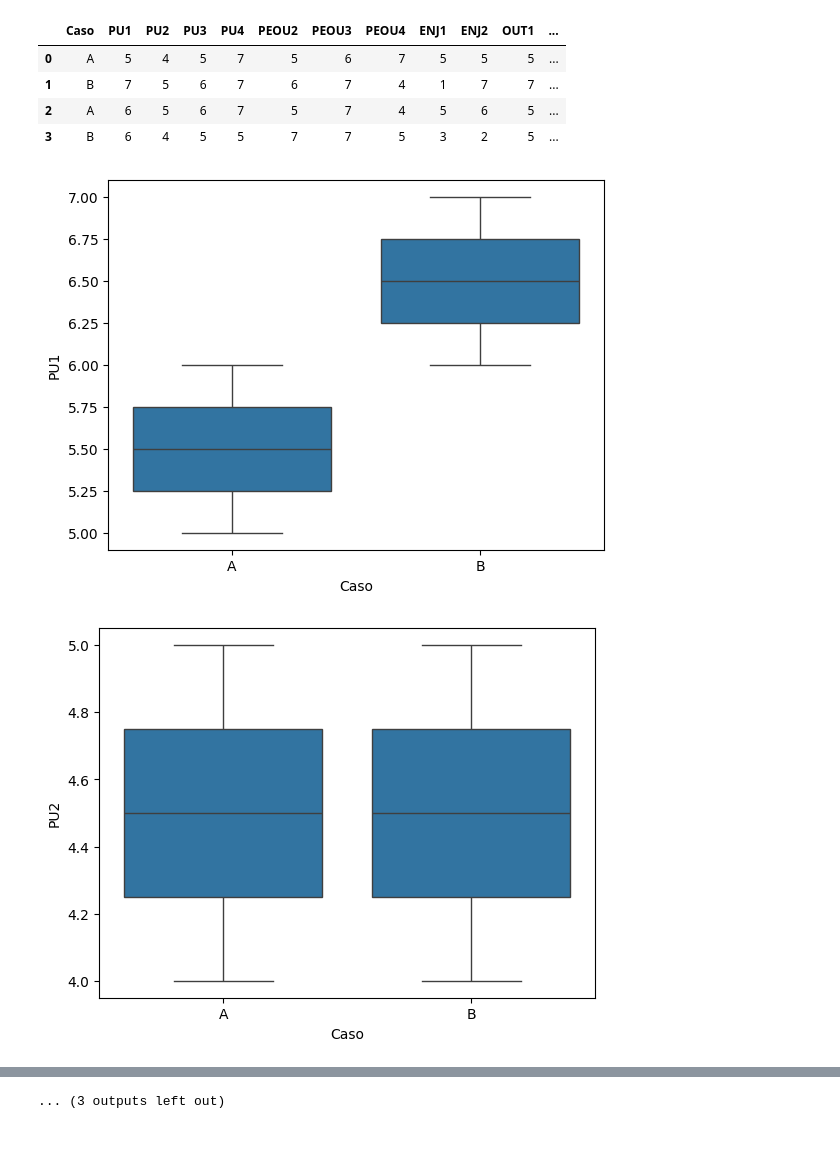
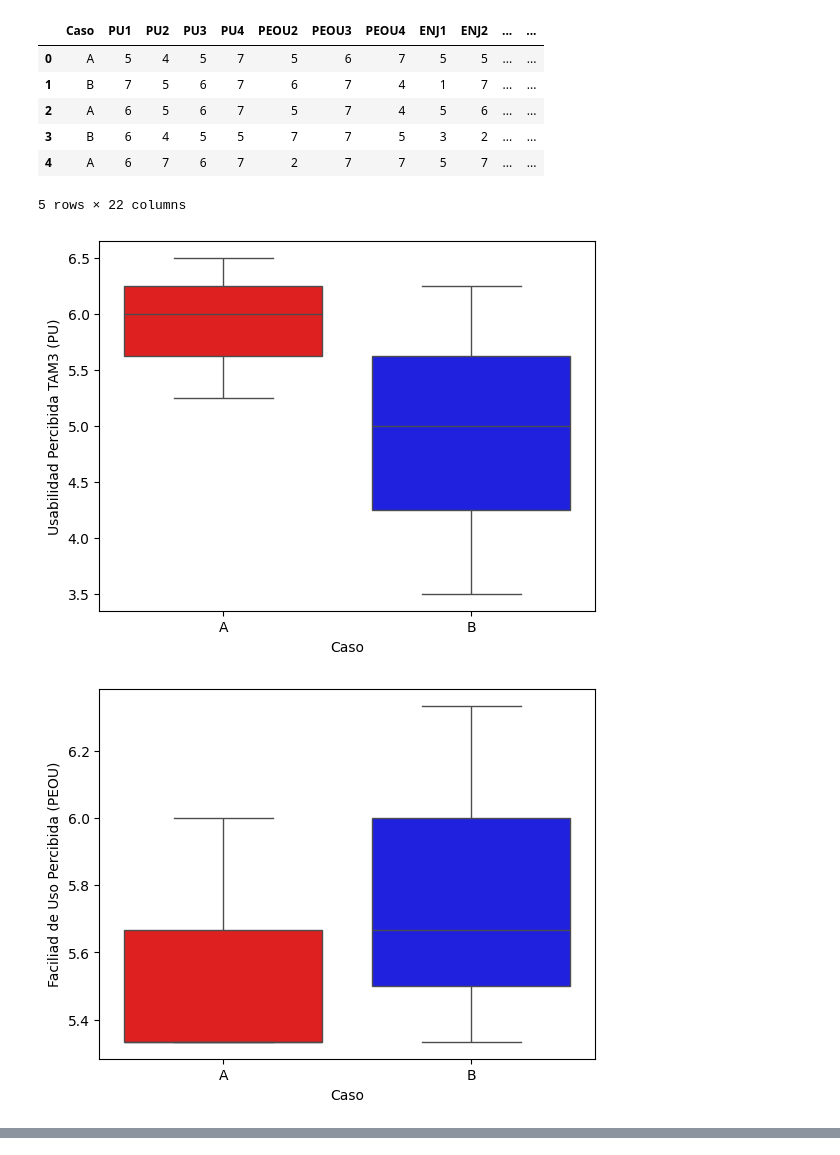
Before and after one commit to andresalas201/ParmBot, a Jupyter notebook: Data/DataAnalysis.ipynb, the cells around one changed output, grey strips where cells are left out. Cells and saved outputs as stored; diff of their text form; code cells hidden in the pictures.

Commit message:
Data cleaning simplified, better data analysis added

```diff
--- a/Data/DataAnalysis.ipynb
+++ b/Data/DataAnalysis.ipynb
@@ -4,6 +4,11 @@ import matplotlib.pyplot as plt
 import seaborn as sns
 # %%
 data = pd.read_csv('ParmBotQuestionnaire.csv')
+data.drop(columns="Marca temporal")
+data["Caso"] = data["Caso"].replace({
+    "Caso A - ParmBot interactivo": "A",
+    "Caso B - ParmBot simple": "B"
+})
 data = data.rename(columns={
     # UES-SF Questions
     "Me sentí perdido/a en la experiencia": "FA-S.1",
@@ -94,26 +102,37 @@ plt.show()
 # %%
+CategoriesTAM = ["PU", "PEOU", "ENJ", "OUT", "REL", "BI"]
 data_TAM["Result"] = 0
-for i in TAMQuestions:
-    if i == "Caso":
-        continue
-    else:
-        data_TAM["Result"] += data_TAM[i]
+for cat in CategoriesTAM:
+    cat_cols = [col for col in TAMQuestions if col.startswith(cat)]
+    data_TAM[cat] = data_TAM[cat_cols].sum(axis=1)
+    data_TAM["Result"] += data_TAM[cat]
+    data_TAM[cat] = data_TAM[cat] / len(cat_cols)
 data_TAM["Result"] = data_TAM["Result"] / 14
 data_TAM.head()
 # %% [output]
-|  | Caso | PU1 | PU2 | PU3 | PU4 | PEOU2 | PEOU3 | PEOU4 | ENJ1 | ENJ2 | OUT1 | ... |
-| 0 | A | 5 | 4 | 5 | 7 | 5 | 6 | 7 | 5 | 5 | 5 | ... |
-| 1 | B | 7 | 5 | 6 | 7 | 6 | 7 | 4 | 1 | 7 | 7 | ... |
-| 2 | A | 6 | 5 | 6 | 7 | 5 | 7 | 4 | 5 | 6 | 5 | ... |
-| 3 | B | 6 | 4 | 5 | 5 | 7 | 7 | 5 | 3 | 2 | 5 | ... |
+|  | Caso | PU1 | PU2 | PU3 | PU4 | PEOU2 | PEOU3 | PEOU4 | ENJ1 | ENJ2 | ... | ... |
+| 0 | A | 5 | 4 | 5 | 7 | 5 | 6 | 7 | 5 | 5 | ... | ... |
+| 1 | B | 7 | 5 | 6 | 7 | 6 | 7 | 4 | 1 | 7 | ... | ... |
+| 2 | A | 6 | 5 | 6 | 7 | 5 | 7 | 4 | 5 | 6 | ... | ... |
+| 3 | B | 6 | 4 | 5 | 5 | 7 | 7 | 5 | 3 | 2 | ... | ... |
+| 4 | A | 6 | 7 | 6 | 7 | 2 | 7 | 7 | 5 | 7 | ... | ... |
+5 rows × 22 columns
 # %%
-for i in TAMQuestions:
-    if i == "Caso":
-        continue
-    sns.boxplot(data=data_TAM, x='Caso', y=i)
+TAMLabels = {
+    "PU": "Usabilidad Percibida TAM3 (PU)",
+    "PEOU": "Faciliad de Uso Percibida (PEOU)",
+    "ENJ": "Disfrute Percibido (ENJ)",
+    "OUT": "Calidad del Resultado (OUT)",
+    "REL": "Relevancia (REL)",
+    "BI": "Intención Conductual (BI)",
+}
+for i in CategoriesTAM:
+    sns.boxplot(data=data_TAM, x='Caso', y=i, hue='Caso', palette=colors, legend=False)
+    plt.ylabel(TAMLabels[i])
     plt.show()
-sns.boxplot(data=data_TAM, x='Caso', y="Result")
+sns.boxplot(data=data_TAM, x='Caso', y="Result", hue='Caso', palette=colors, legend=False)
+plt.ylabel("Resultado TAM3")
 plt.show()
 # %% [output]
-[figure, old version]
+[figure, new version]
-[figure, old version]
+[figure, new version]
@@ -130 +143,0 @@ plt.show()
-... (3 outputs left out)
```
Also changed, not shown: parts of 5 cells of this notebook, 14 other files.
